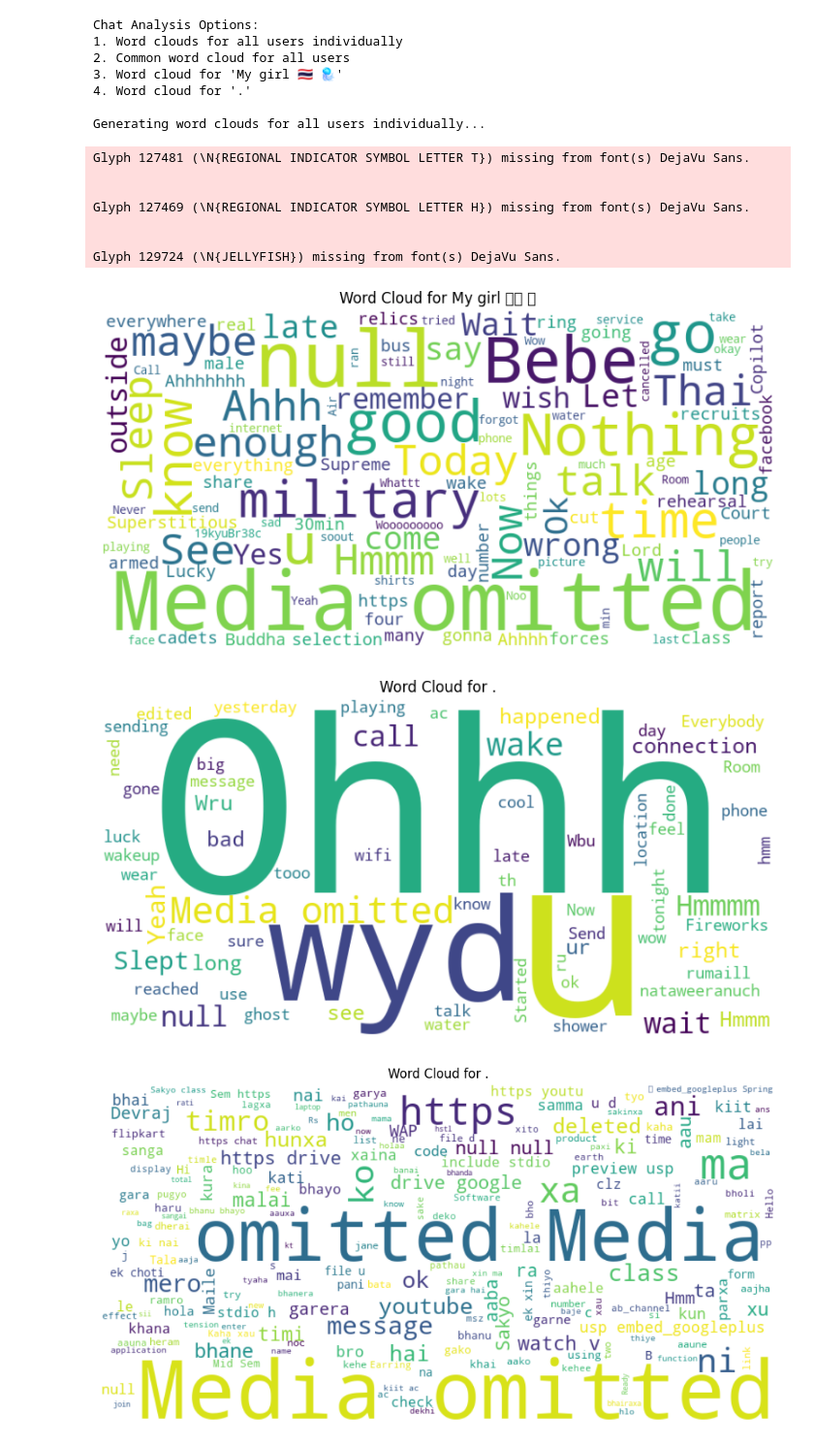
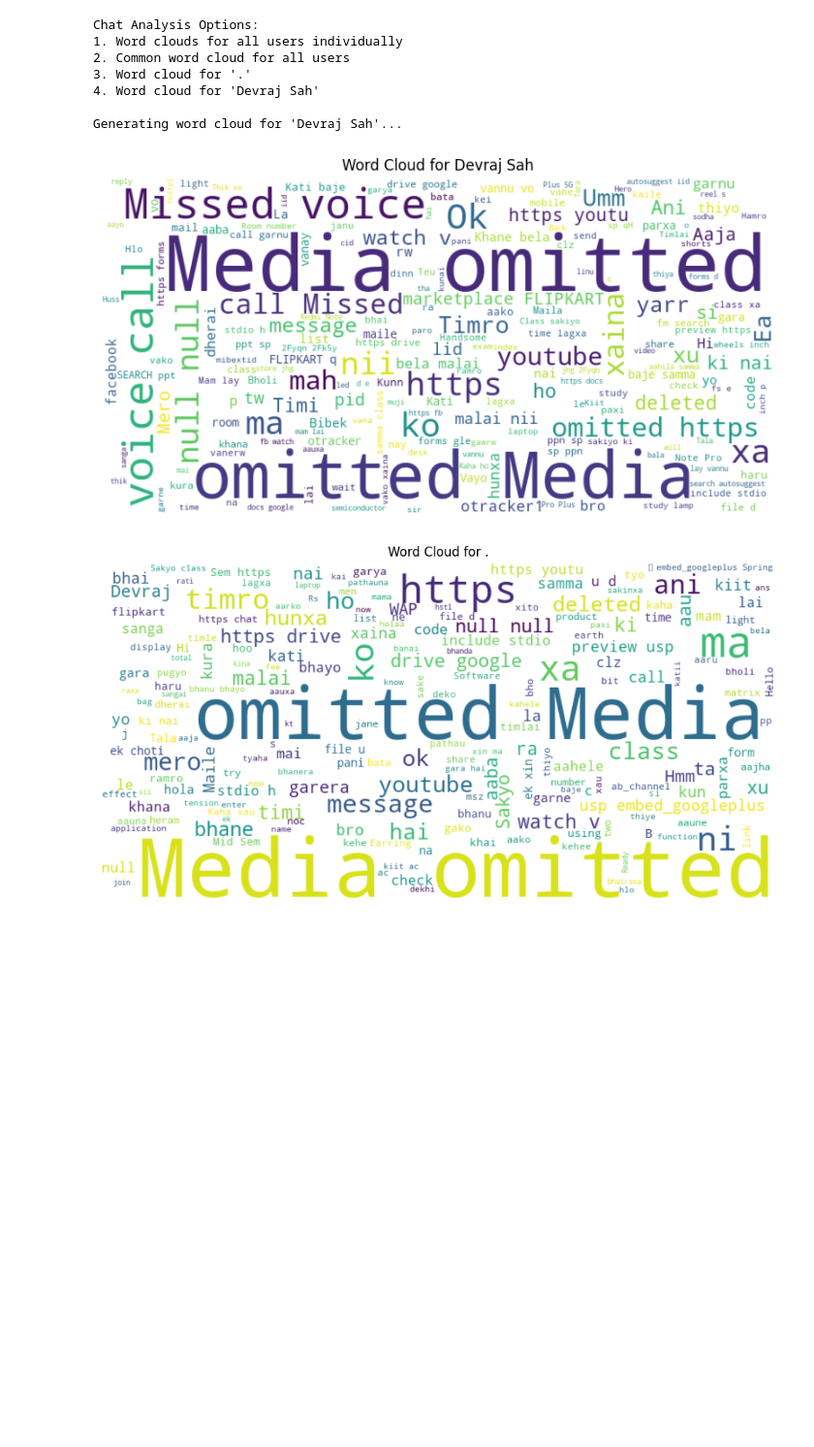
Before and after one commit to bibekchandsah/chatanalyzer, a Jupyter notebook: chatanalyser.ipynb, the cells around one changed output. Shown at 97% size. Drawn from its saved outputs; the diff is of its cells as text; code cells hidden in the pictures; blank space fills up the shorter version.

```diff
--- a/chatanalyser.ipynb
+++ b/chatanalyser.ipynb
@@ -5,7 +5,7 @@ from wordcloud import WordCloud
 import matplotlib.pyplot as plt
 
 # Load chat file
-with open('mygirl.txt', 'r', encoding='utf-8') as file:
+with open('chat.txt', 'r', encoding='utf-8') as file:
     chat_data = file.readlines()
 
 # Parse chat
@@ -57,45 +57,37 @@ elif choice == 2:
         plt.imshow(wordcloud, interpolation='bilinear')
         plt.axis('off')
         plt.title("Common Word Cloud for All Users")
         plt.show()
     else:
         print("No common messages found in the chat.")
 
 # Option 3 onwards: Word cloud for a specific user
 elif 3 <= choice < 3 + len(unique_users):
     selected_user = unique_users[choice - 3]
     print(f"\nGenerating word cloud for '{selected_user}'...")
     user_messages = " ".join(df[df['User'] == selected_user]['Message'])
     if user_messages.strip():
         wordcloud = WordCloud(width=800, height=400, background_color='white').generate(user_messages)
         plt.figure(figsize=(10, 5))
         plt.imshow(wordcloud, interpolation='bilinear')
         plt.axis('off')
         plt.title(f"Word Cloud for {selected_user}")
         plt.show()
     else:
         print(f"No messages found for user '{selected_user}'.")
 
 # Invalid choice
 else:
     print("Invalid choice. Exiting program.")
 # %% [output]
 Chat Analysis Options:
 1. Word clouds for all users individually
 2. Common word cloud for all users
-3. Word cloud for 'My girl 🇹🇭 🪼'
-4. Word cloud for '.'
+3. Word cloud for '.'
+4. Word cloud for 'Devraj Sah'
 
-Generating word clouds for all users individually...
+Generating word cloud for 'Devraj Sah'...
-Glyph 127481 (\N{REGIONAL INDICATOR SYMBOL LETTER T}) missing from font(s) DejaVu Sans.
-
-
-Glyph 127469 (\N{REGIONAL INDICATOR SYMBOL LETTER H}) missing from font(s) DejaVu Sans.
-
-
-Glyph 129724 (\N{JELLYFISH}) missing from font(s) DejaVu Sans.
-[figure, old version]
+[figure, new version]
-[figure, removed]
 # %%
 from wordcloud import WordCloud
 import matplotlib.pyplot as plt
```
Also changed, not shown: parts of 3 cells of this notebook, 2 other files.
